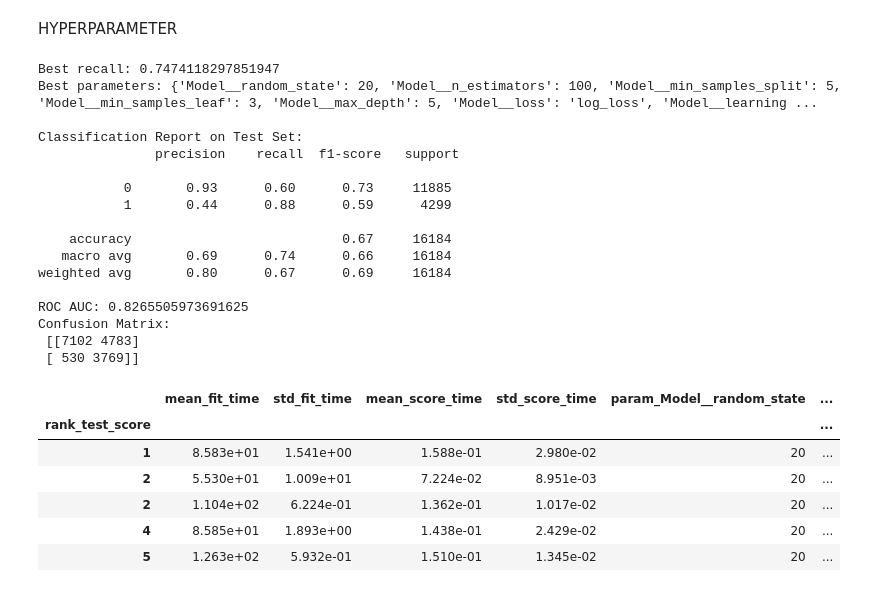
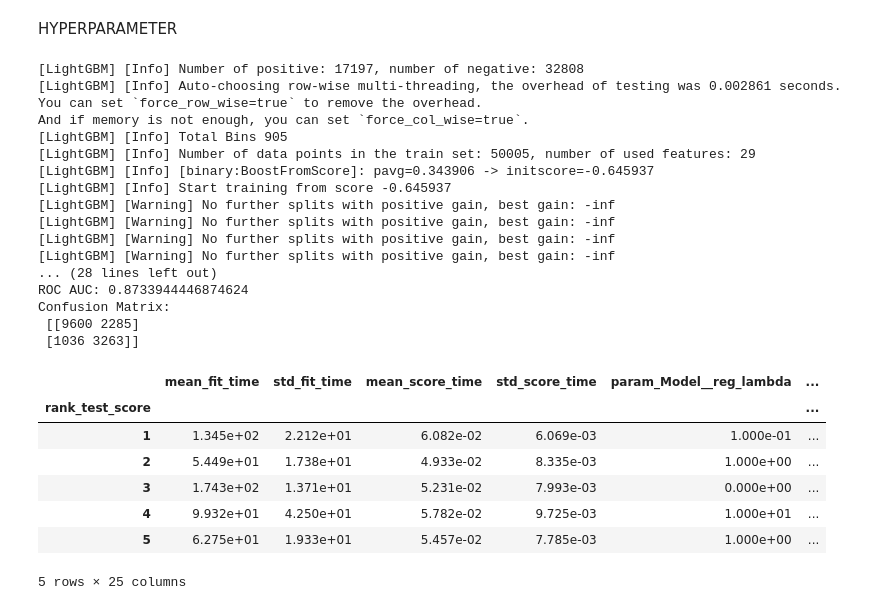
Before and after one commit to alhamfebian/pwdk-final-project-jcds, a Jupyter notebook: HotelDemandBooking.ipynb, the cells around one changed output. Drawn from its saved outputs; the diff is of its cells as text; code cells hidden in the pictures.

```diff
--- a/HotelDemandBooking.ipynb
+++ b/HotelDemandBooking.ipynb
@@ -1224,5 +1145,5 @@ rare_countries = country_counts[country_counts < 50].index
 # Replace rare countries with 'Other'
 new_df['country'] = new_df['country'].replace(rare_countries, 'Other')
 # %%
-df_hotel_demand_bookings['total_stay_duration'] = df_hotel_demand_bookings['stays_in_weekend_nights'] + df_hotel_demand_bookings['stays_in_week_nights']
-df_hotel_demand_bookings['total_expense'] = df_hotel_demand_bookings['adr'] * df_hotel_demand_bookings['total_stay_duration']
+new_df['total_stay_duration'] = new_df['stays_in_weekend_nights'] + new_df['stays_in_week_nights']
+new_df['total_expense'] = new_df['adr'] * new_df['total_stay_duration']
@@ -1410,85 +1336,87 @@ Pipeline(steps=[('preprocess',
 HYPERPARAMETER
 # %%
 from imblearn.pipeline import Pipeline  # make sure this is from imblearn, not sklearn
-from sklearn.ensemble import GradientBoostingClassifier
-from imblearn.combine import SMOTEENN
+# from sklearn.ensemble import GradientBoostingClassifier
+# from imblearn.combine import SMOTEENN
 from sklearn.model_selection import RandomizedSearchCV, StratifiedKFold
 
 # Define the pipeline with correct order: preprocessing → sampler → model
 pipeline = Pipeline([
     ('preprocess', transformer),
-    ('sampler', SMOTEENN(random_state=20)),
-    ('Model', GradientBoostingClassifier(random_state=20))  # model must be last
+    ('sampler', NeighbourhoodCleaningRule()),
+    ('Model', LGBMClassifier(random_state=42))  # model must be last
 ])
 
 # Parameter grid for RandomizedSearchCV
 param_grid = {
-    'Model__n_estimators': [100, 200, 300],
-    'Model__learning_rate': [0.01, 0.05, 0.1],
-    'Model__max_depth': [3, 4, 5],
-    'Model__min_samples_leaf': [1, 3, 5],
-    'Model__min_samples_split': [2, 5, 10],
-    'Model__loss': ['log_loss'],  # log_loss is better for classification,
-    'Model__random_state': [20]
+    'Model__n_estimators': [100, 300, 500, 1000],
+    'Model__learning_rate': [0.01, 0.05, 0.1, 0.2],
+    'Model__max_depth': [-1, 5, 10, 20],
+    'Model__num_leaves': [15, 31, 50, 100],
+    'Model__min_child_samples': [10, 20, 50, 100],
+    'Model__reg_alpha': [0, 0.1, 1, 10],
+    'Model__reg_lambda': [0, 0.1, 1, 10],
+    'Model__random_state': [42]
 }
 
 # Cross-validation
-skfold = StratifiedKFold(n_splits=5, shuffle=True, random_state=10)
+skfold = StratifiedKFold(n_splits=10, shuffle=True, random_state=10)
 
 # Randomized Search
 RD_Tuning = RandomizedSearchCV(
     pipeline,
     param_distributions=param_grid,
     cv=skfold,
-    scoring=weighted_scorer,
+    scoring="f1",
     n_jobs=-1,
-    n_iter=30,
+    n_iter=20,
     error_score="raise",
-    random_state=20
+    random_state=42
 )
 
 # Fit
 RD_Tuning.fit(X_train, y_train)
 
 # Results
 print("Best recall:", RD_Tuning.best_score_)
 print("Best parameters:", RD_Tuning.best_params_)
 
 # Predict
 y_pred_tuned = RD_Tuning.predict(X_test)
 y_proba_tuned = RD_Tuning.predict_proba(X_test)[:, 1]
 
 # Evaluate
 print("\nClassification Report on Test Set:\n", classification_report(y_test, y_pred_tuned))
 print("ROC AUC:", roc_auc_score(y_test, y_proba_tuned))
 print("Confusion Matrix:\n", confusion_matrix(y_test, y_pred_tuned))
 
 # CV Results DataFrame
 import pandas as pd
 results_df = pd.DataFrame(RD_Tuning.cv_results_).sort_values(by='rank_test_score').set_index('rank_test_score')
 results_df.head()
 # %% [output]
-Best recall: 0.7474118297851947
-Best parameters: {'Model__random_state': 20, 'Model__n_estimators': 100, 'Model__min_samples_split': 5, 'Model__min_samples_leaf': 3, 'Model__max_depth': 5, 'Model__loss': 'log_loss', 'Model__learning ...
-
-Classification Report on Test Set:
-               precision    recall  f1-score   support
-
-           0       0.93      0.60      0.73     11885
-           1       0.44      0.88      0.59      4299
-
-    accuracy                           0.67     16184
-   macro avg       0.69      0.74      0.66     16184
-weighted avg       0.80      0.67      0.69     16184
-
-ROC AUC: 0.8265505973691625
+[LightGBM] [Info] Number of positive: 17197, number of negative: 32808
+[LightGBM] [Info] Auto-choosing row-wise multi-threading, the overhead of testing was 0.002861 seconds.
+You can set `force_row_wise=true` to remove the overhead.
+And if memory is not enough, you can set `force_col_wise=true`.
+[LightGBM] [Info] Total Bins 905
+[LightGBM] [Info] Number of data points in the train set: 50005, number of used features: 29
+[LightGBM] [Info] [binary:BoostFromScore]: pavg=0.343906 -> initscore=-0.645937
+[LightGBM] [Info] Start training from score -0.645937
+[LightGBM] [Warning] No further splits with positive gain, best gain: -inf
+[LightGBM] [Warning] No further splits with positive gain, best gain: -inf
+[LightGBM] [Warning] No further splits with positive gain, best gain: -inf
+[LightGBM] [Warning] No further splits with positive gain, best gain: -inf
+... (28 lines left out)
+ROC AUC: 0.8733944446874624
 Confusion Matrix:
- [[7102 4783]
- [ 530 3769]]
+ [[9600 2285]
+ [1036 3263]]
-|  | mean_fit_time | std_fit_time | mean_score_time | std_score_time | param_Model__random_state | ... |
+|  | mean_fit_time | std_fit_time | mean_score_time | std_score_time | param_Model__reg_lambda | ... |
 | rank_test_score |  |  |  |  |  | ... |
-| 1 | 8.583e+01 | 1.541e+00 | 1.588e-01 | 2.980e-02 | 20 | ... |
-| 2 | 5.530e+01 | 1.009e+01 | 7.224e-02 | 8.951e-03 | 20 | ... |
-| 2 | 1.104e+02 | 6.224e-01 | 1.362e-01 | 1.017e-02 | 20 | ... |
-| 4 | 8.585e+01 | 1.893e+00 | 1.438e-01 | 2.429e-02 | 20 | ... |
-| 5 | 1.263e+02 | 5.932e-01 | 1.510e-01 | 1.345e-02 | 20 | ... |
+| 1 | 1.345e+02 | 2.212e+01 | 6.082e-02 | 6.069e-03 | 1.000e-01 | ... |
+| 2 | 5.449e+01 | 1.738e+01 | 4.933e-02 | 8.335e-03 | 1.000e+00 | ... |
+| 3 | 1.743e+02 | 1.371e+01 | 5.231e-02 | 7.993e-03 | 0.000e+00 | ... |
+| 4 | 9.932e+01 | 4.250e+01 | 5.782e-02 | 9.725e-03 | 1.000e+01 | ... |
+| 5 | 6.275e+01 | 1.933e+01 | 5.457e-02 | 7.785e-03 | 1.000e+00 | ... |
+5 rows × 25 columns
```
Also changed, not shown: parts of 22 cells of this notebook.
